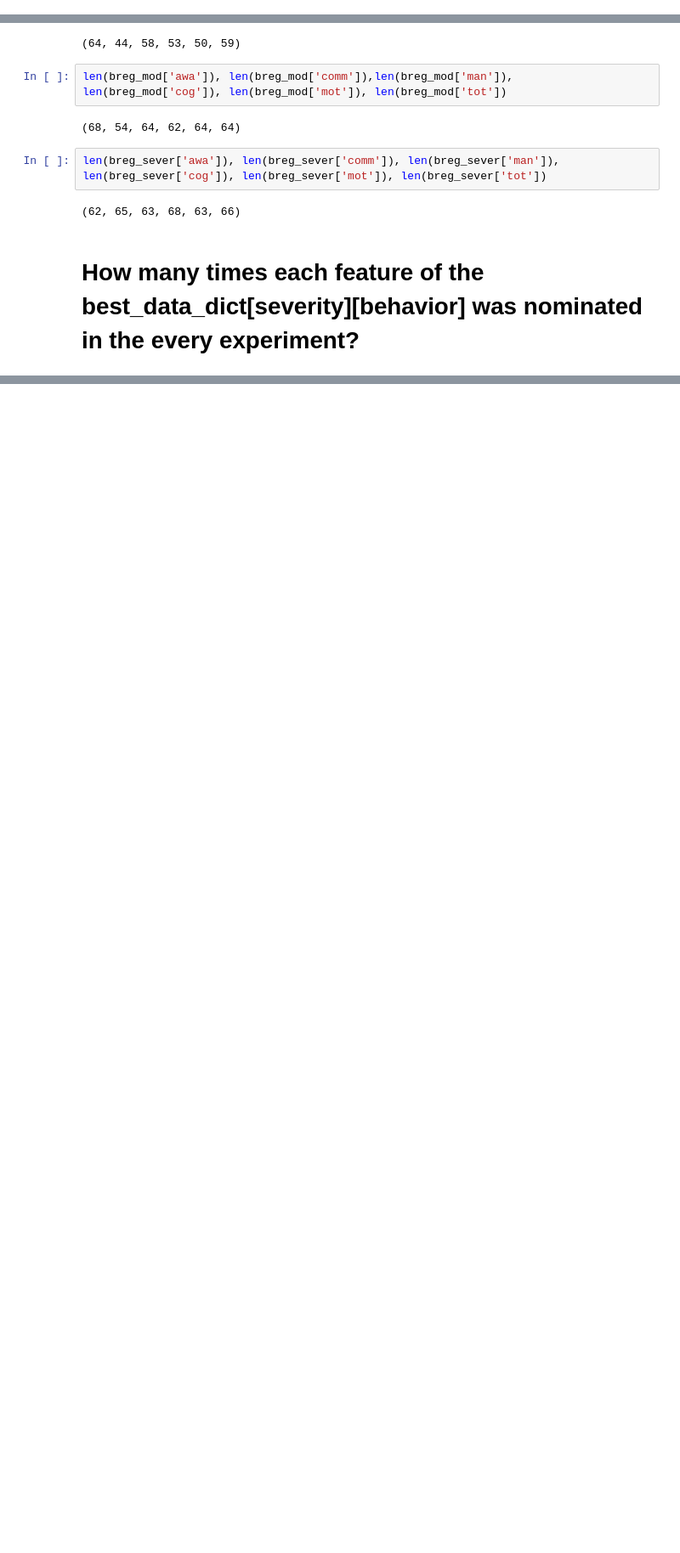
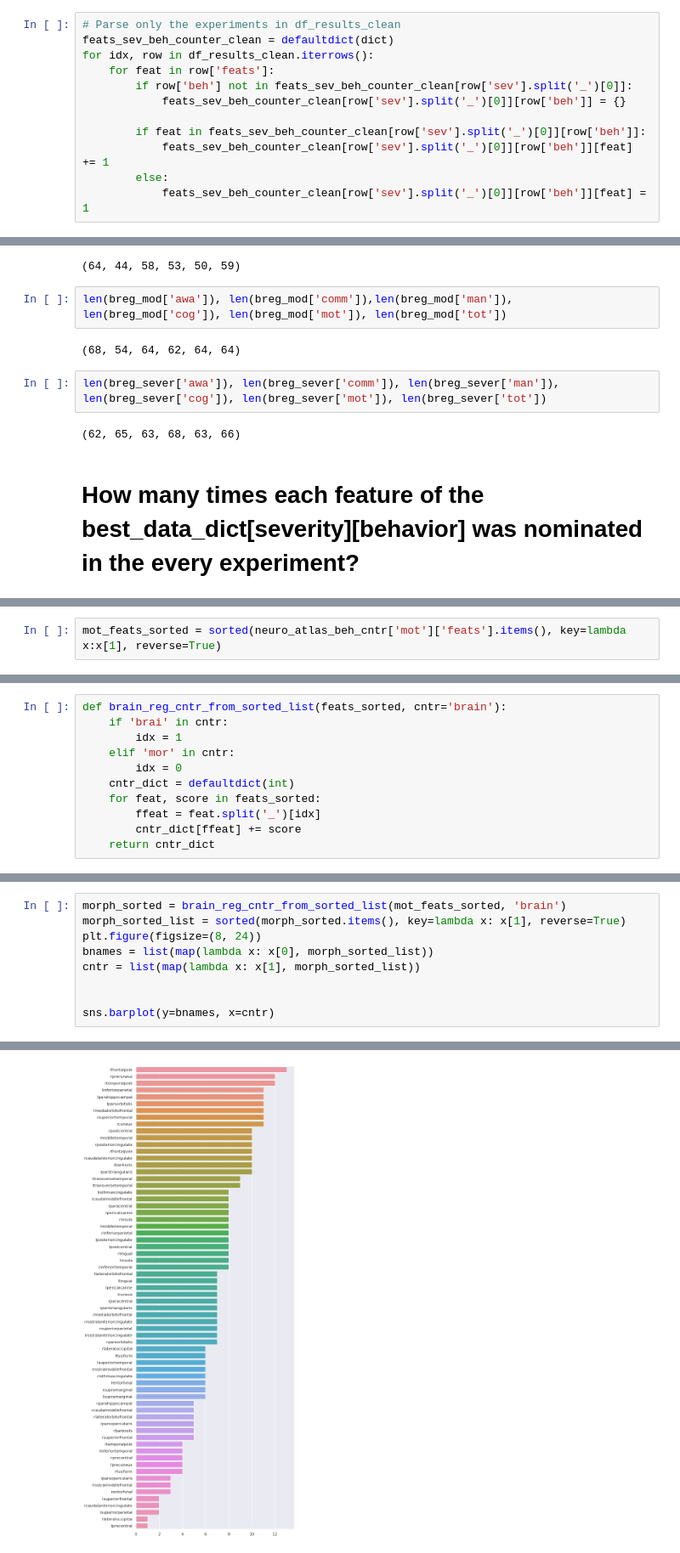
Before and after one commit to silk1100/behavioralProject, a Jupyter notebook: notebooks/13_Common_Features_Among_SRS.ipynb, the cells around one changed output, grey strips where cells are left out. Shown at 85% size. Saved outputs shown, nothing was run; the diff lists cells and outputs as text; blank space fills up the shorter version.

```diff
--- a/notebooks/13_Common_Features_Among_SRS.ipynb
+++ b/notebooks/13_Common_Features_Among_SRS.ipynb
@@ -343,3 +343,15 @@ bname[:54]
  'curv_llingual_PERC40',
  'thickness_lrostralanteriorcingulate_PERC20',
  'thickness_rcuneus_PERC20']
+# %%
+# Parse only the experiments in df_results_clean
+feats_sev_beh_counter_clean = defaultdict(dict)
+for idx, row in df_results_clean.iterrows():
+    for feat in row['feats']:
+        if row['beh'] not in feats_sev_beh_counter_clean[row['sev'].split('_')[0]]:
+            feats_sev_beh_counter_clean[row['sev'].split('_')[0]][row['beh']] = {}
+
+        if feat in feats_sev_beh_counter_clean[row['sev'].split('_')[0]][row['beh']]:
+            feats_sev_beh_counter_clean[row['sev'].split('_')[0]][row['beh']][feat] += 1
+        else:
+            feats_sev_beh_counter_clean[row['sev'].split('_')[0]][row['beh']][feat] = 1
@@ -528,0 +570,2 @@ sorted(feats_sev_beh_counter['mild']['awa'].items(), key=lambda kv: kv[1], rever
+# %%
+mot_feats_sorted = sorted(neuro_atlas_beh_cntr['mot']['feats'].items(), key=lambda x:x[1], reverse=True)
@@ -528,0 +580,11 @@ sorted(feats_sev_beh_counter['mild']['awa'].items(), key=lambda kv: kv[1], rever
+# %%
+def brain_reg_cntr_from_sorted_list(feats_sorted, cntr='brain'):
+    if 'brai' in cntr:
+        idx = 1
+    elif 'mor' in cntr:
+        idx = 0
+    cntr_dict = defaultdict(int)
+    for feat, score in feats_sorted:
+        ffeat = feat.split('_')[idx]
+        cntr_dict[ffeat] += score
+    return cntr_dict
@@ -528,0 +647,10 @@ sorted(feats_sev_beh_counter['mild']['awa'].items(), key=lambda kv: kv[1], rever
+# %%
+morph_sorted = brain_reg_cntr_from_sorted_list(mot_feats_sorted, 'brain')
+morph_sorted_list = sorted(morph_sorted.items(), key=lambda x: x[1], reverse=True)
+plt.figure(figsize=(8, 24))
+bnames = list(map(lambda x: x[0], morph_sorted_list))
+cntr = list(map(lambda x: x[1], morph_sorted_list))
+
+
+sns.barplot(y=bnames, x=cntr)
+# %% [output]
@@ -528,0 +658 @@ sorted(feats_sev_beh_counter['mild']['awa'].items(), key=lambda kv: kv[1], rever
+[figure, added]
```
Also changed, not shown: parts of 27 cells of this notebook.
